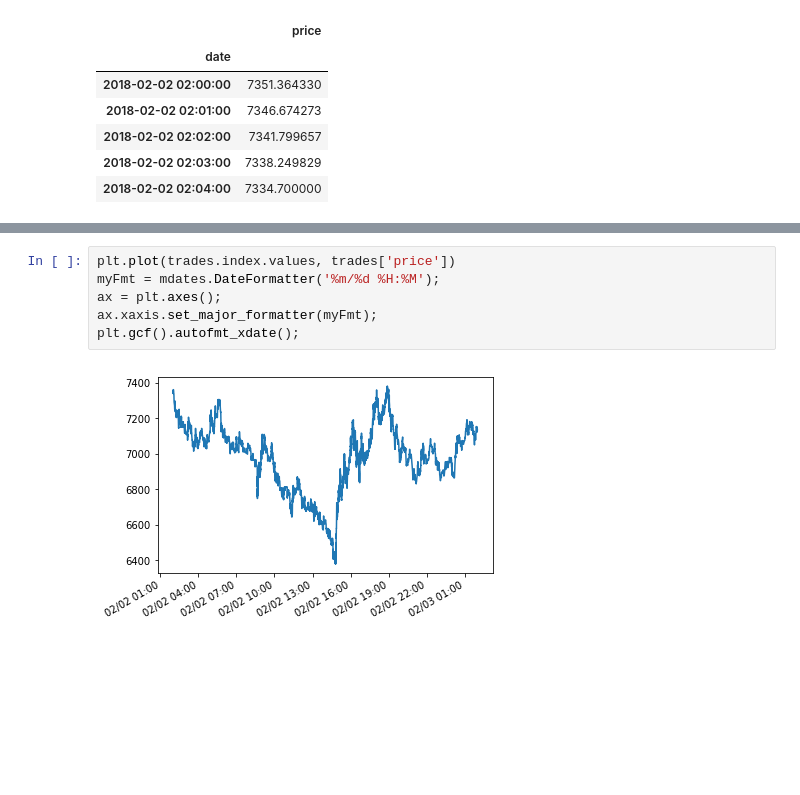
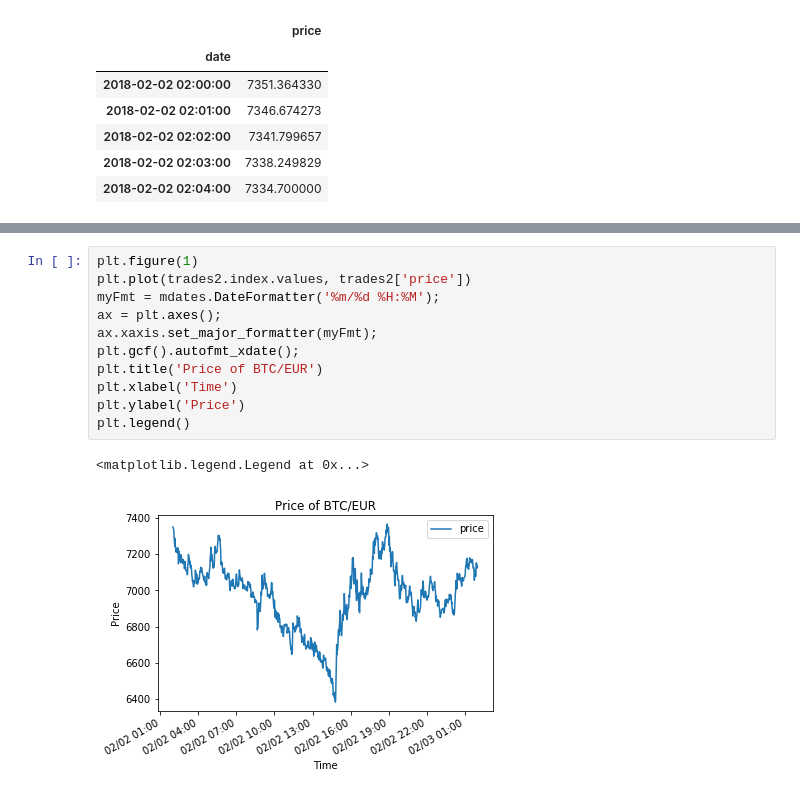
Before and after one commit to shlokKh/Crypto-Brus, a Jupyter notebook: SMANotebook.ipynb, the cells around one changed output, grey strips where cells are left out. Cells and saved outputs as stored; diff of their text form; blank space fills up the shorter version.

Commit message:
Updates to SMANotebook
Cleaned up the SMANotebook, plotted SMA and EWM graphs.

```diff
--- a/SMANotebook.ipynb
+++ b/SMANotebook.ipynb
@@ -59,9 +54,15 @@ trades2.tail(20)
 # %%
-plt.plot(trades.index.values, trades['price'])
+plt.figure(1)
+plt.plot(trades2.index.values, trades2['price'])
 myFmt = mdates.DateFormatter('%m/%d %H:%M');
 ax = plt.axes();
 ax.xaxis.set_major_formatter(myFmt);
 plt.gcf().autofmt_xdate();
+plt.title('Price of BTC/EUR')
+plt.xlabel('Time')
+plt.ylabel('Price')
+plt.legend()
 # %% [output]
+<matplotlib.legend.Legend at 0x...>
-[figure, old version]
+[figure, new version]
 # %%
```
Also changed, not shown: parts of 4 cells of this notebook.
